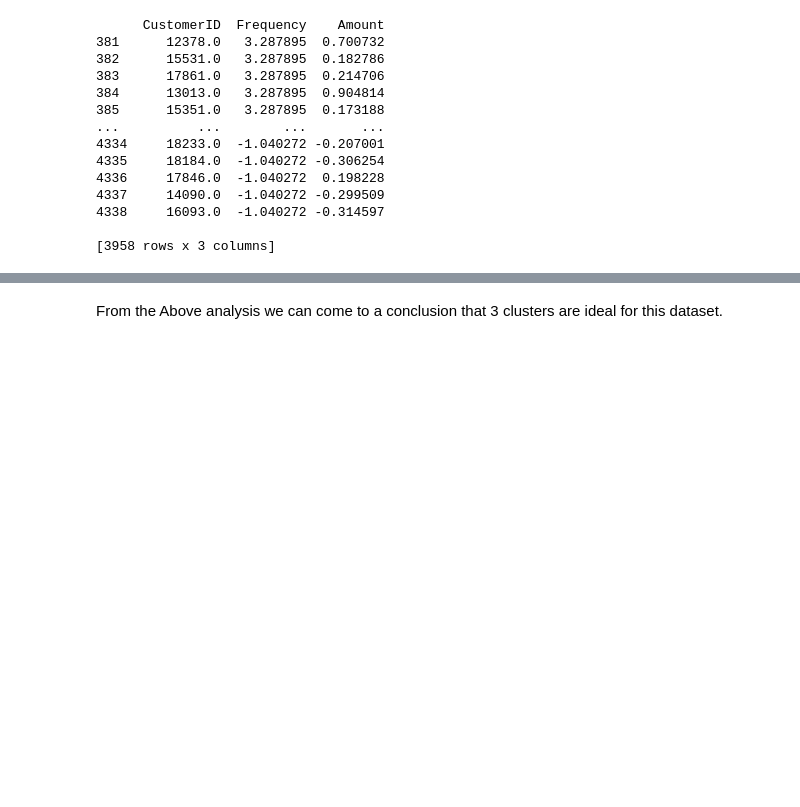
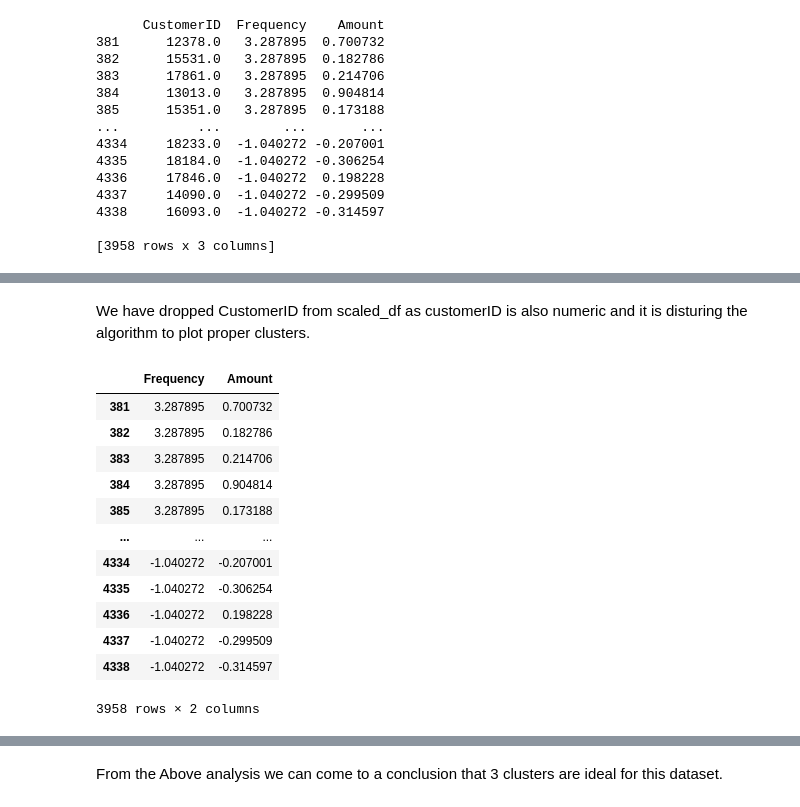
Before and after one commit to Ashu10051998/project-on-Customer-Segementation-in-Unsupervised-ML-, a Jupyter notebook: Copy_of_Online_Retail_Customer_Segmentation_Capstone_Project.ipynb, the cells around one changed output, grey strips where cells are left out. Drawn from its saved outputs; the diff is of its cells as text; code cells hidden in the pictures; blank space fills up the shorter version.

```diff
--- a/Copy_of_Online_Retail_Customer_Segmentation_Capstone_Project.ipynb
+++ b/Copy_of_Online_Retail_Customer_Segmentation_Capstone_Project.ipynb
@@ -339,0 +348,18 @@ KElbowVisualizer(ax=<matplotlib.axes._subplots.AxesSubplot object at 0x...>,
+# %% [markdown]
+We have dropped CustomerID from scaled_df  as customerID is also numeric and it is disturing the algorithm to plot proper clusters.
+# %%
+scaled_df
+# %% [output]
+|  | Frequency | Amount |
+| 381 | 3.287895 | 0.700732 |
+| 382 | 3.287895 | 0.182786 |
+| 383 | 3.287895 | 0.214706 |
+| 384 | 3.287895 | 0.904814 |
+| 385 | 3.287895 | 0.173188 |
+| ... | ... | ... |
+| 4334 | -1.040272 | -0.207001 |
+| 4335 | -1.040272 | -0.306254 |
+| 4336 | -1.040272 | 0.198228 |
+| 4337 | -1.040272 | -0.299509 |
+| 4338 | -1.040272 | -0.314597 |
+3958 rows × 2 columns
```
Also changed, not shown: parts of 16 cells of this notebook.
